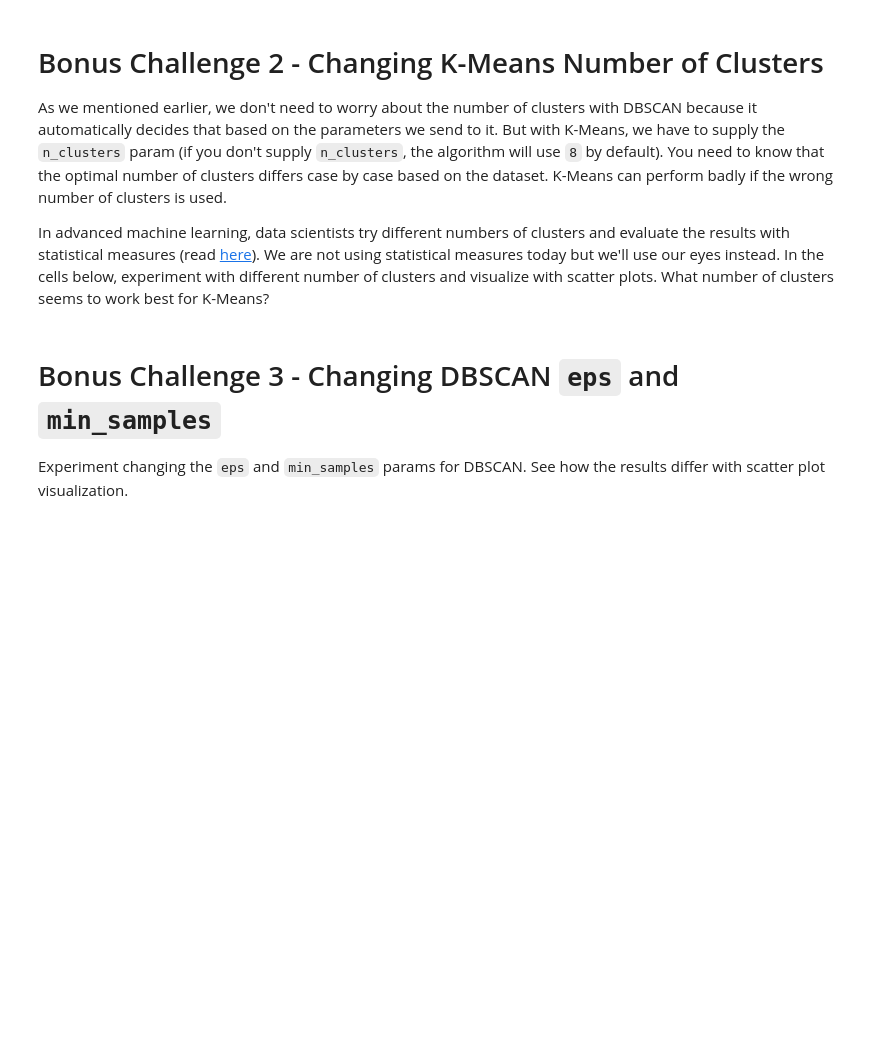
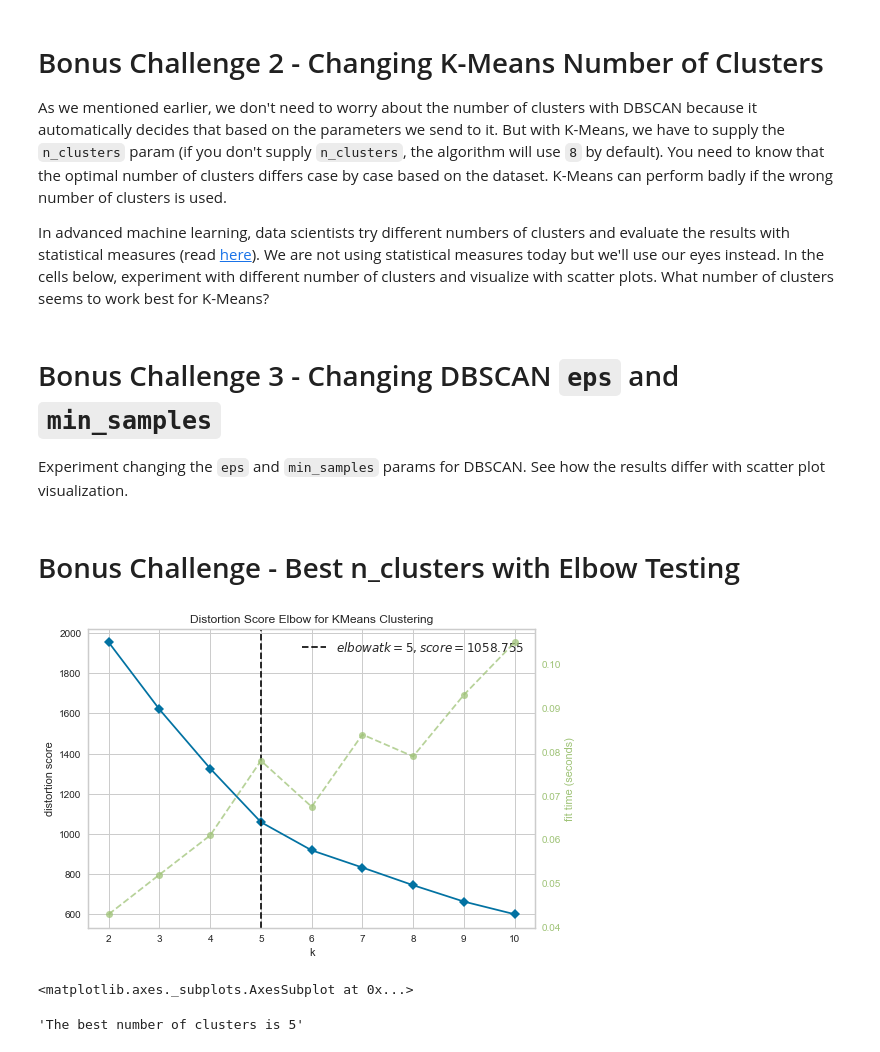
Before and after one commit to pmoreira1/dataV2-labs, a Jupyter notebook: module-3/Unsupervised-Learning/your-code/main.ipynb, the cells around one changed output. Saved outputs shown, nothing was run; the diff lists cells and outputs as text; code cells hidden in the pictures; blank space fills up the shorter version.

Commit message:
Evaluation LAB + Bonus Unsupervised Learning

```diff
--- a/module-3/Unsupervised-Learning/your-code/main.ipynb
+++ b/module-3/Unsupervised-Learning/your-code/main.ipynb
@@ -334,3 +334,19 @@ Experiment changing the `eps` and `min_samples` params for DBSCAN. See how the r
 # Your code here
 # %%
 # Your comment here
+# %% [markdown]
+# Bonus Challenge - Best n_clusters with Elbow Testing
+# %%
+from yellowbrick.cluster import KElbowVisualizer
+
+model = KMeans()
+visualizer = KElbowVisualizer(customers_model)
+visualizer.fit(customers_scale)
+visualizer.poof()
+# %% [output]
+[figure, added]
+<matplotlib.axes._subplots.AxesSubplot at 0x...>
+# %%
+"The best number of clusters is 5"
+# %% [output]
+'The best number of clusters is 5'
```
Also changed, not shown: parts of 6 cells of this notebook, 2 other files.
